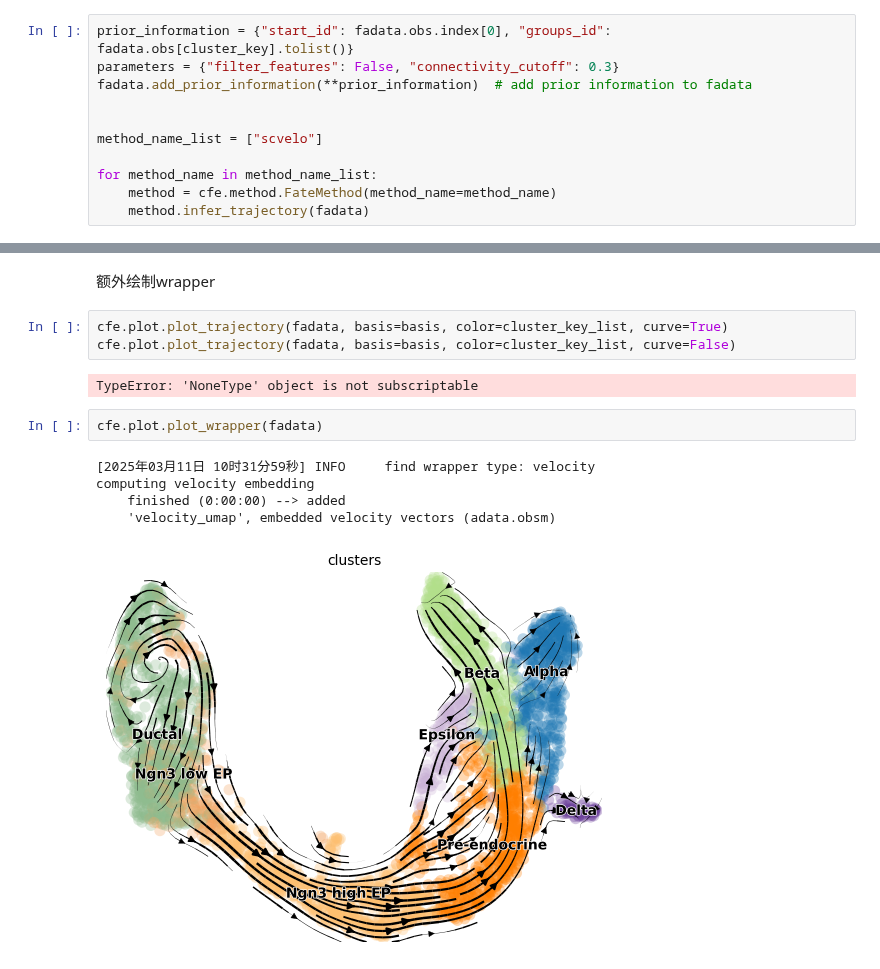
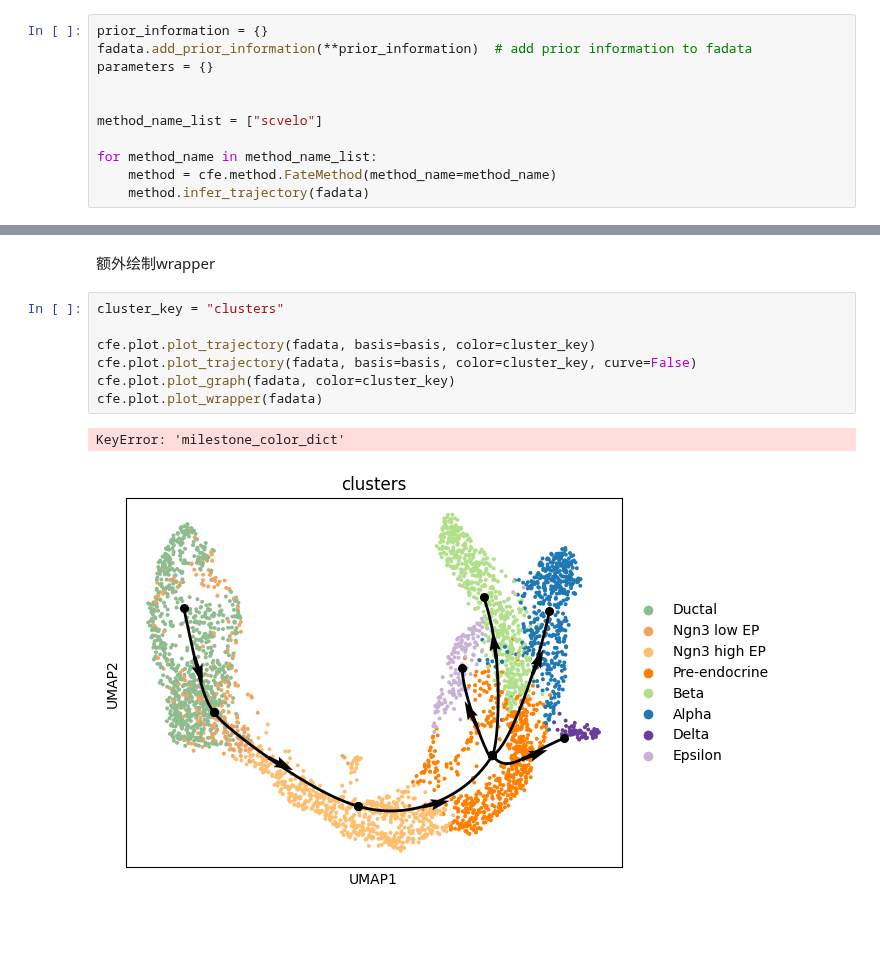
Before and after one commit to HuangDDU/cafe-release, a Jupyter notebook: notebook_dev/hzy/dev_scvelo_pancreas_dev.ipynb, the cells around one changed output, grey strips where cells are left out. Saved outputs shown, nothing was run; the diff lists cells and outputs as text; blank space fills up the shorter version.

```diff
--- a/notebook_dev/hzy/dev_scvelo_pancreas_dev.ipynb
+++ b/notebook_dev/hzy/dev_scvelo_pancreas_dev.ipynb
@@ -77,7 +66,7 @@ AnnData object with n_obs × n_vars = 3696 × 27998
 # %%
-prior_information = {"start_id": fadata.obs.index[0], "groups_id": fadata.obs[cluster_key].tolist()}
-parameters = {"filter_features": False, "connectivity_cutoff": 0.3}
+prior_information = {}
 fadata.add_prior_information(**prior_information)  # add prior information to fadata
+parameters = {}
 
 
 method_name_list = ["scvelo"]
@@ -116,15 +111,12 @@ ValueError: mismatching number of index arrays for shape; got 0, expected 2
 # %% [markdown]
 额外绘制wrapper
-# %%
-cfe.plot.plot_trajectory(fadata, basis=basis, color=cluster_key_list, curve=True)
-cfe.plot.plot_trajectory(fadata, basis=basis, color=cluster_key_list, curve=False)
-# %% [output]
-TypeError: 'NoneType' object is not subscriptable
-# %%
-cfe.plot.plot_wrapper(fadata)
-# %% [output]
-[2025年03月11日 10时31分59秒] INFO     find wrapper type: velocity
-computing velocity embedding
-    finished (0:00:00) --> added
-    'velocity_umap', embedded velocity vectors (adata.obsm)
-[figure, removed]
+# %%
+cluster_key = "clusters"
+
+cfe.plot.plot_trajectory(fadata, basis=basis, color=cluster_key)
+cfe.plot.plot_trajectory(fadata, basis=basis, color=cluster_key, curve=False)
+cfe.plot.plot_graph(fadata, color=cluster_key)
+cfe.plot.plot_wrapper(fadata)
+# %% [output]
+KeyError: 'milestone_color_dict'
+[figure, added]
```
Also changed, not shown: parts of 4 cells of this notebook, 2 other files.
